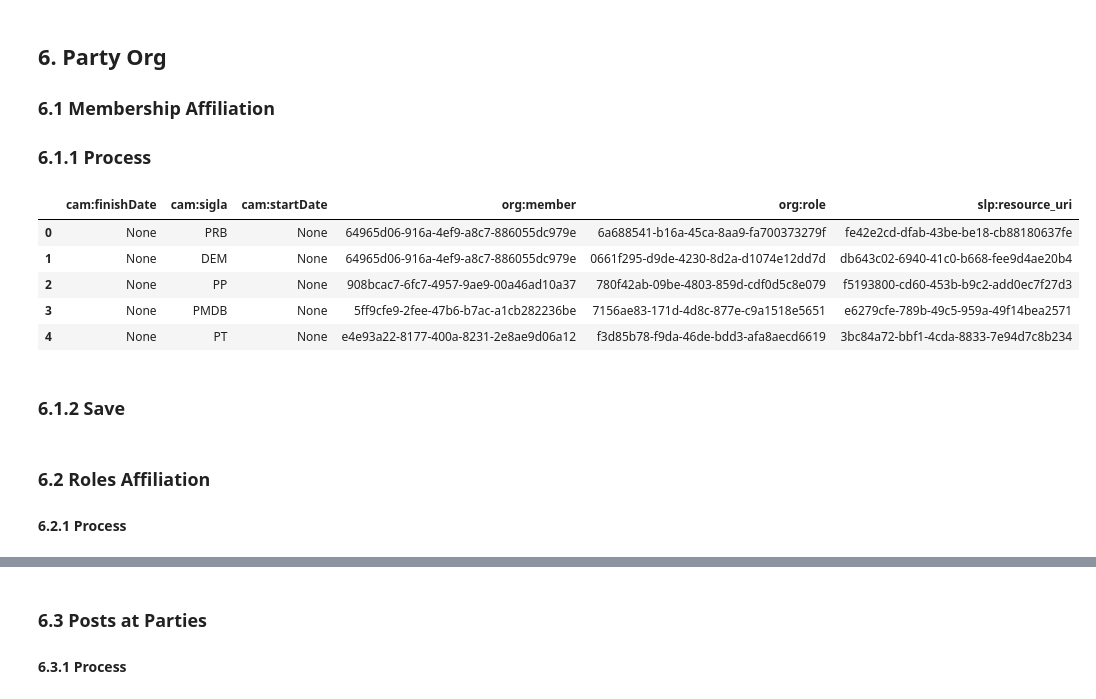
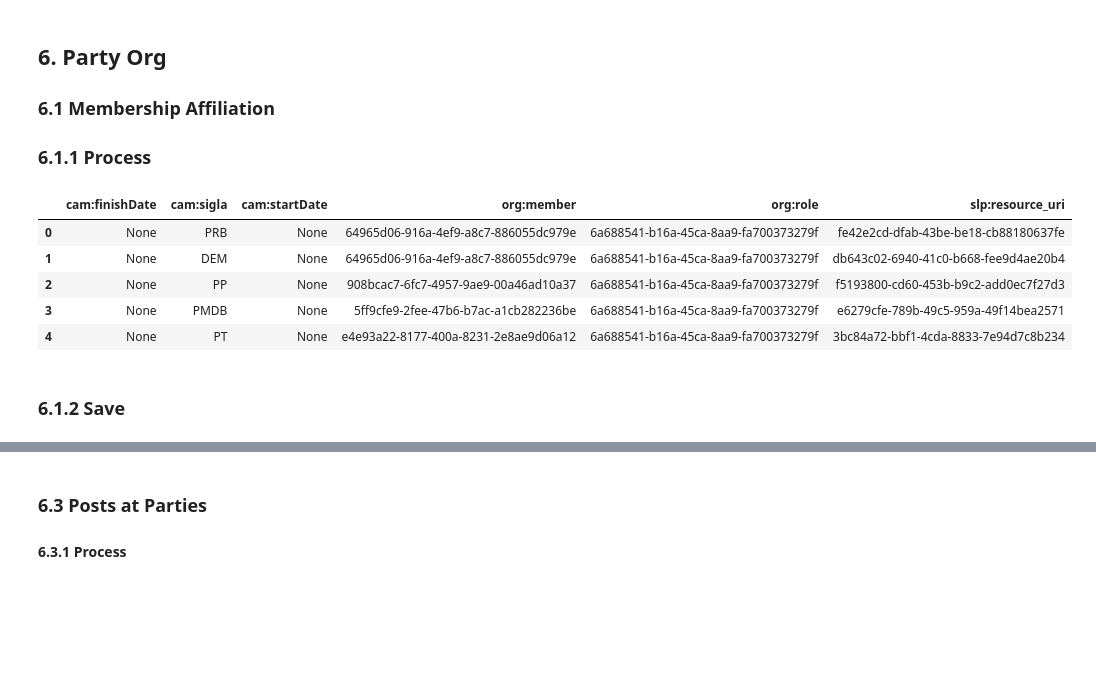
Before and after one commit to guilhermevarela/polare_scrapper, a Jupyter notebook: Congressmen.ipynb, the cells around one changed output, grey strips where cells are left out. Saved outputs shown, nothing was run; the diff lists cells and outputs as text; code cells hidden in the pictures; blank space fills up the shorter version.

```diff
--- a/Congressmen.ipynb
+++ b/Congressmen.ipynb
@@ -115,7 +115,7 @@ for cwm_d in congressmen_with_memberships:
             memberships_d = {mapping[k]: term_d.get(k, None) for k in mapping}
             if memberships_d:
                 memberships_d['org:member'] = member_uri
-                memberships_d['org:role'] = str(uuid4())
+                memberships_d['org:role'] = DEPUTY_URI
                 memberships.append(memberships_d)
 
 
@@ -295,40 +273,36 @@ df.to_csv(file_path, sep=';', encoding='utf-8', index=None)
 # %%
 mapping = {
     'cam:sigla': 'cam:sigla',
     'cam:dataInicio': 'cam:startDate',
     'cam:dataFim': 'cam:finishDate',
     'slp:resource_uri':'slp:resource_uri'
 }
 
 memberships = []
 for cwm_d in congressmen_with_memberships:
     member_uri = cwm_d['slp:resource_uri']
     affiliations = cwm_d['affiliations']
     if affiliations:
         for affiliation_d in affiliations:
             memberships_d = {mapping[k]: affiliation_d.get(k, None) for k in mapping}
             if memberships_d:
                 memberships_d['org:member'] = member_uri
-                memberships_d['org:role'] = str(uuid4())
+                memberships_d['org:role'] = AFFILIATE_URI
                 memberships.append(memberships_d)
 
 
 df = pd.DataFrame.from_dict(memberships)
 df.head()
 # %% [output]
 |  | cam:finishDate | cam:sigla | cam:startDate | org:member | org:role | slp:resource_uri |
 | 0 | None | PRB | None | 64965d06-916a-4ef9-a8c7-886055dc979e | 6a688541-b16a-45ca-8aa9-fa700373279f | fe42e2cd-dfab-43be-be18-cb88180637fe |
-| 1 | None | DEM | None | 64965d06-916a-4ef9-a8c7-886055dc979e | 0661f295-d9de-4230-8d2a-d1074e12dd7d | db643c02-6940-41c0-b668-fee9d4ae20b4 |
-| 2 | None | PP | None | 908bcac7-6fc7-4957-9ae9-00a46ad10a37 | 780f42ab-09be-4803-859d-cdf0d5c8e079 | f5193800-cd60-453b-b9c2-add0ec7f27d3 |
-| 3 | None | PMDB | None | 5ff9cfe9-2fee-47b6-b7ac-a1cb282236be | 7156ae83-171d-4d8c-877e-c9a1518e5651 | e6279cfe-789b-49c5-959a-49f14bea2571 |
-| 4 | None | PT | None | e4e93a22-8177-400a-8231-2e8ae9d06a12 | f3d85b78-f9da-46de-bdd3-afa8aecd6619 | 3bc84a72-bbf1-4cda-8833-7e94d7c8b234 |
+| 1 | None | DEM | None | 64965d06-916a-4ef9-a8c7-886055dc979e | 6a688541-b16a-45ca-8aa9-fa700373279f | db643c02-6940-41c0-b668-fee9d4ae20b4 |
+| 2 | None | PP | None | 908bcac7-6fc7-4957-9ae9-00a46ad10a37 | 6a688541-b16a-45ca-8aa9-fa700373279f | f5193800-cd60-453b-b9c2-add0ec7f27d3 |
+| 3 | None | PMDB | None | 5ff9cfe9-2fee-47b6-b7ac-a1cb282236be | 6a688541-b16a-45ca-8aa9-fa700373279f | e6279cfe-789b-49c5-959a-49f14bea2571 |
+| 4 | None | PT | None | e4e93a22-8177-400a-8231-2e8ae9d06a12 | 6a688541-b16a-45ca-8aa9-fa700373279f | 3bc84a72-bbf1-4cda-8833-7e94d7c8b234 |
 # %% [markdown]
  ### 6.1.2 Save
 # %%
 filename = 'memberships_at_parties-{:}.csv'.format(PROV)
 file_path = '{:}{:}{:}'.format(MEMBERSHIPS_PATH, SUB_DIR, filename)
 df.to_csv(file_path, sep=';', encoding='utf-8', index=None)
-# %% [markdown]
-### 6.2 Roles Affiliation
-
-#### 6.2.1 Process
```
Also changed, not shown: parts of 11 cells of this notebook, 4 other files.
